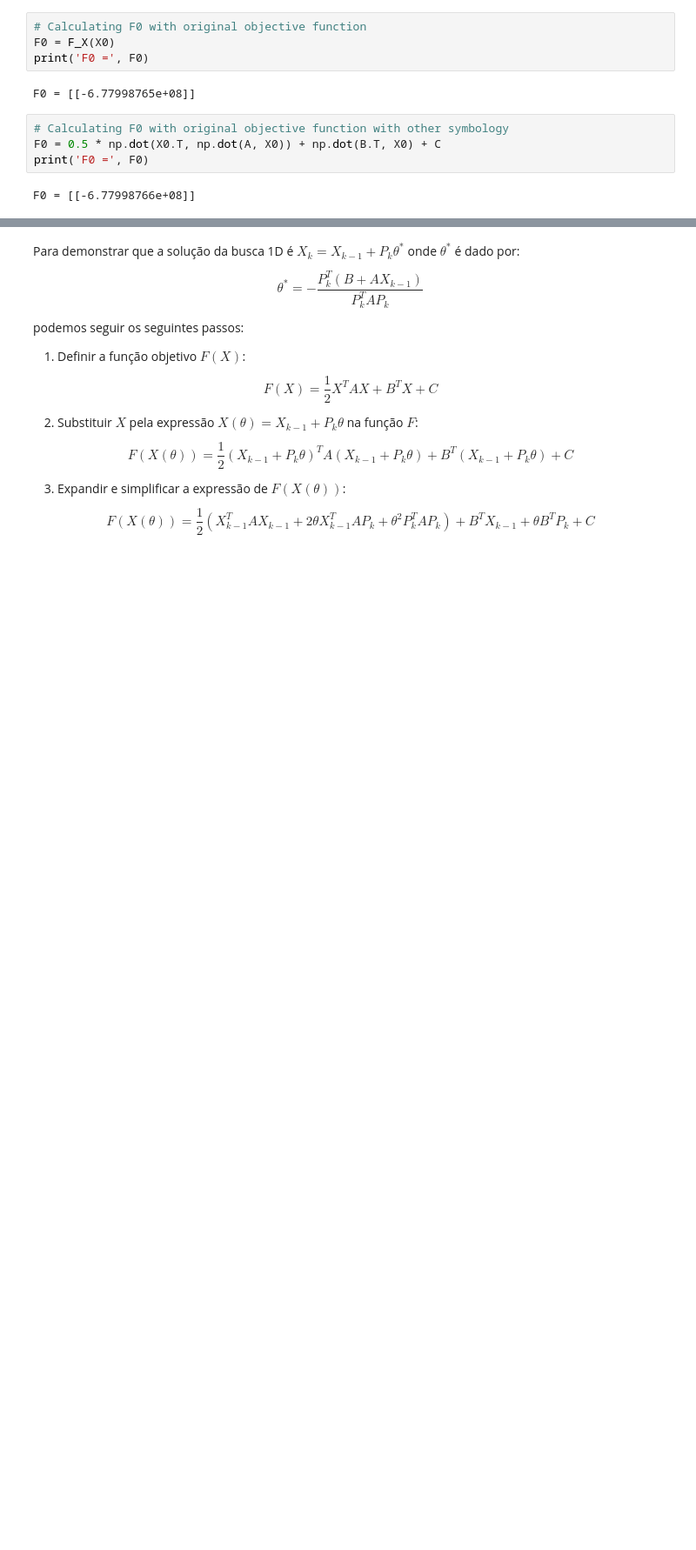
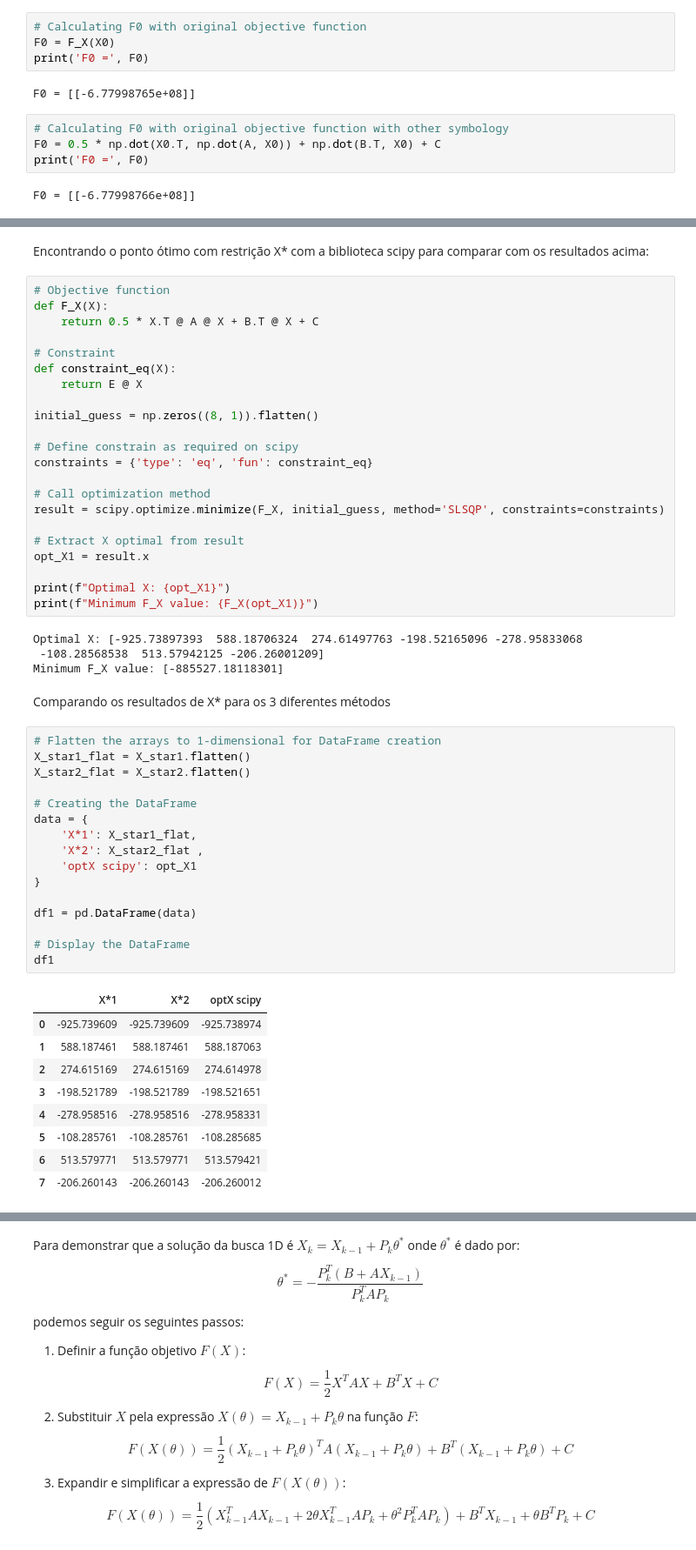
Before and after one commit to davibelo/EQE703_trabalho_1, a Jupyter notebook: res_questao_1.ipynb, the cells around one changed output, grey strips where cells are left out. Shown at 87% size. Cells and saved outputs as stored; diff of their text form; blank space fills up the shorter version.

```diff
--- a/res_questao_1.ipynb
+++ b/res_questao_1.ipynb
@@ -1193 +1347,57 @@ onde $\lambda$ é o vetor de multiplicadores de Lagrange.
+# %% [markdown]
+Encontrando o ponto ótimo com restrição X* com a biblioteca scipy para comparar com os resultados acima:
+# %%
+# Objective function
+def F_X(X):
+    return 0.5 * X.T @ A @ X + B.T @ X + C
+
+# Constraint
+def constraint_eq(X):
+    return E @ X
+
+initial_guess = np.zeros((8, 1)).flatten()
+
+# Define constrain as required on scipy
+constraints = {'type': 'eq', 'fun': constraint_eq}
+
+# Call optimization method
+result = scipy.optimize.minimize(F_X, initial_guess, method='SLSQP', constraints=constraints)
+
+# Extract X optimal from result
+opt_X1 = result.x
+
+print(f"Optimal X: {opt_X1}")
+print(f"Minimum F_X value: {F_X(opt_X1)}")
+# %% [output]
+Optimal X: [-925.73897393  588.18706324  274.61497763 -198.52165096 -278.95833068
+ -108.28568538  513.57942125 -206.26001209]
+Minimum F_X value: [-885527.18118301]
+# %% [markdown]
+Comparando os resultados de X* para os 3 diferentes métodos
+# %%
+# Flatten the arrays to 1-dimensional for DataFrame creation
+X_star1_flat = X_star1.flatten()
+X_star2_flat = X_star2.flatten()
+
+# Creating the DataFrame
+data = {
+    'X*1': X_star1_flat,
+    'X*2': X_star2_flat ,
+    'optX scipy': opt_X1
+}
+
+df1 = pd.DataFrame(data)
+
+# Display the DataFrame
+df1
+# %% [output]
+|  | X*1 | X*2 | optX scipy |
+| 0 | -925.739609 | -925.739609 | -925.738974 |
+| 1 | 588.187461 | 588.187461 | 588.187063 |
+| 2 | 274.615169 | 274.615169 | 274.614978 |
+| 3 | -198.521789 | -198.521789 | -198.521651 |
+| 4 | -278.958516 | -278.958516 | -278.958331 |
+| 5 | -108.285761 | -108.285761 | -108.285685 |
+| 6 | 513.579771 | 513.579771 | 513.579421 |
+| 7 | -206.260143 | -206.260143 | -206.260012 |
 # %% [markdown]
```
Also changed, not shown: parts of 20 cells of this notebook.
